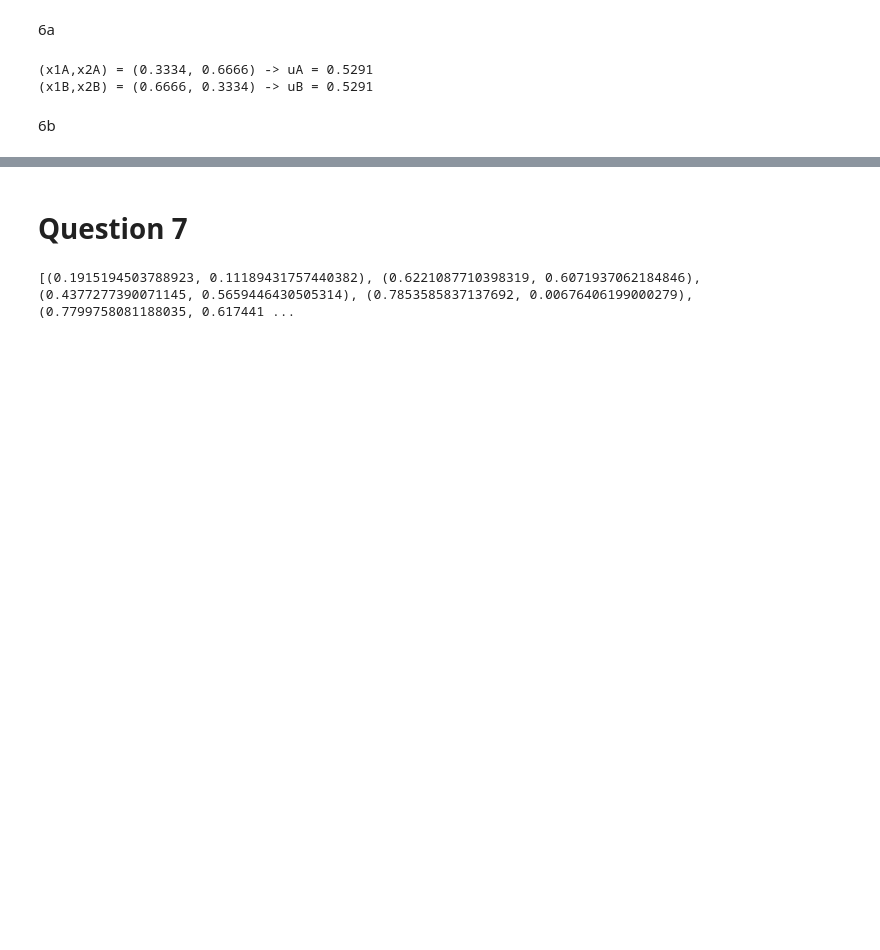
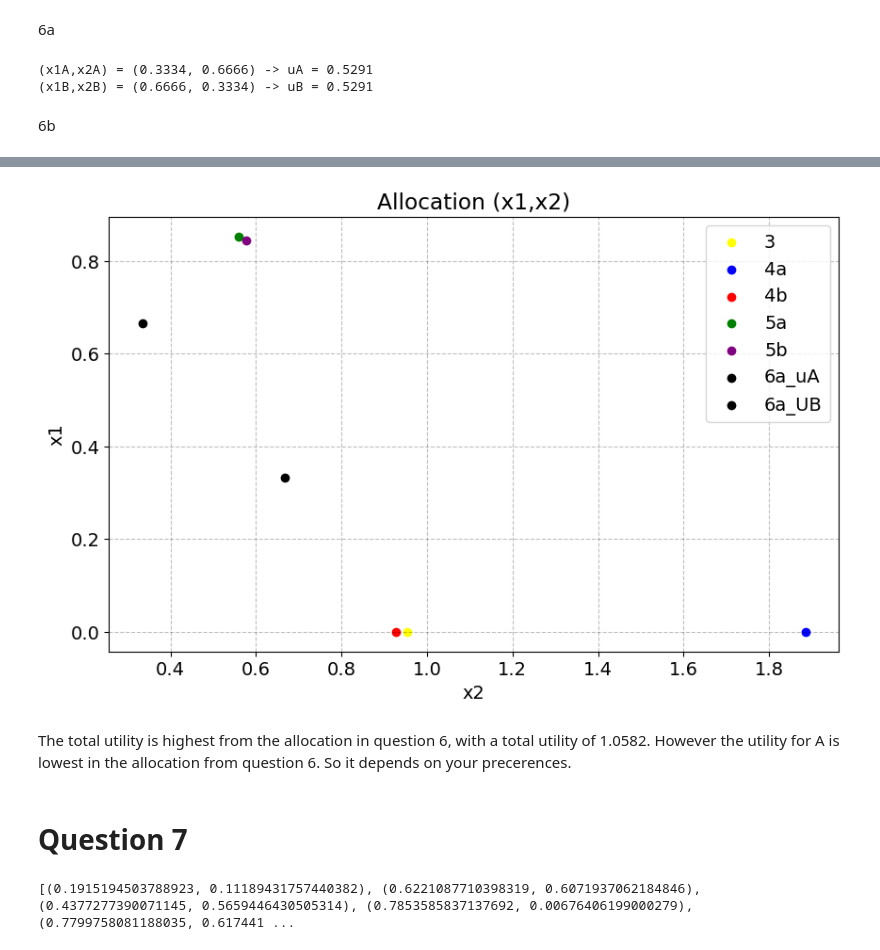
Before and after one commit to NumEconCopenhagen/projects-2024-daniel-og-lukas, a Jupyter notebook: inauguralproject/inauguralproject.ipynb, the cells around one changed output, grey strips where cells are left out. Drawn from its saved outputs; the diff is of its cells as text; code cells hidden in the pictures; blank space fills up the shorter version.

```diff
--- a/inauguralproject/inauguralproject.ipynb
+++ b/inauguralproject/inauguralproject.ipynb
@@ -302,3 +249,40 @@ plt.show()
+# %%
+x1_3 = 0.953
+x2_3 = 0
+x1_4a = 1.886
+x2_4a = 0
+x1_4b = 0.927
+x2_4b = 0
+x1_5a = 0.560
+x2_5a = 0.853
+x1_5b = 0.576
+x2_5b = 0.844
+x1_6a_uA = 0.3334
+x2_6a_uA = 0.6666
+x1_6a_uB = 0.6666
+x2_6a_uB = 0.3334
+
+
+# I plot the allocations
+plt.figure(figsize=(10, 6))
+plt.scatter(x1_3 , x2_3, color='yellow', label="3")
+plt.scatter(x1_4a , x2_4a, color='blue', label='4a')
+plt.scatter(x1_4b, x2_4b, color='red', label='4b')
+plt.scatter(x1_5a, x2_5a , color='green', label='5a')
+plt.scatter(x1_5b, x2_5b, color='purple', label='5b')
+plt.scatter(x1_6a_uA , x2_6a_uA, color='black', label='6a_uA')
+plt.scatter(x1_6a_uB  , x2_6a_uB, color='black', label='6a_UB')
+plt.xlabel('x2')
+plt.ylabel('x1')
+plt.title('Allocation (x1,x2)')
+plt.legend()
+plt.grid(True)
+
+plt.show()
+# %% [output]
+[figure, added]
+# %% [markdown]
+The total utility is highest from the allocation in question 6, with a total utility of 1.0582. However the utility for A is lowest in the allocation from question 6. So it depends on your precerences.
 # %% [markdown]
 # Question 7
 # %%
```
Also changed, not shown: parts of 4 cells of this notebook.
